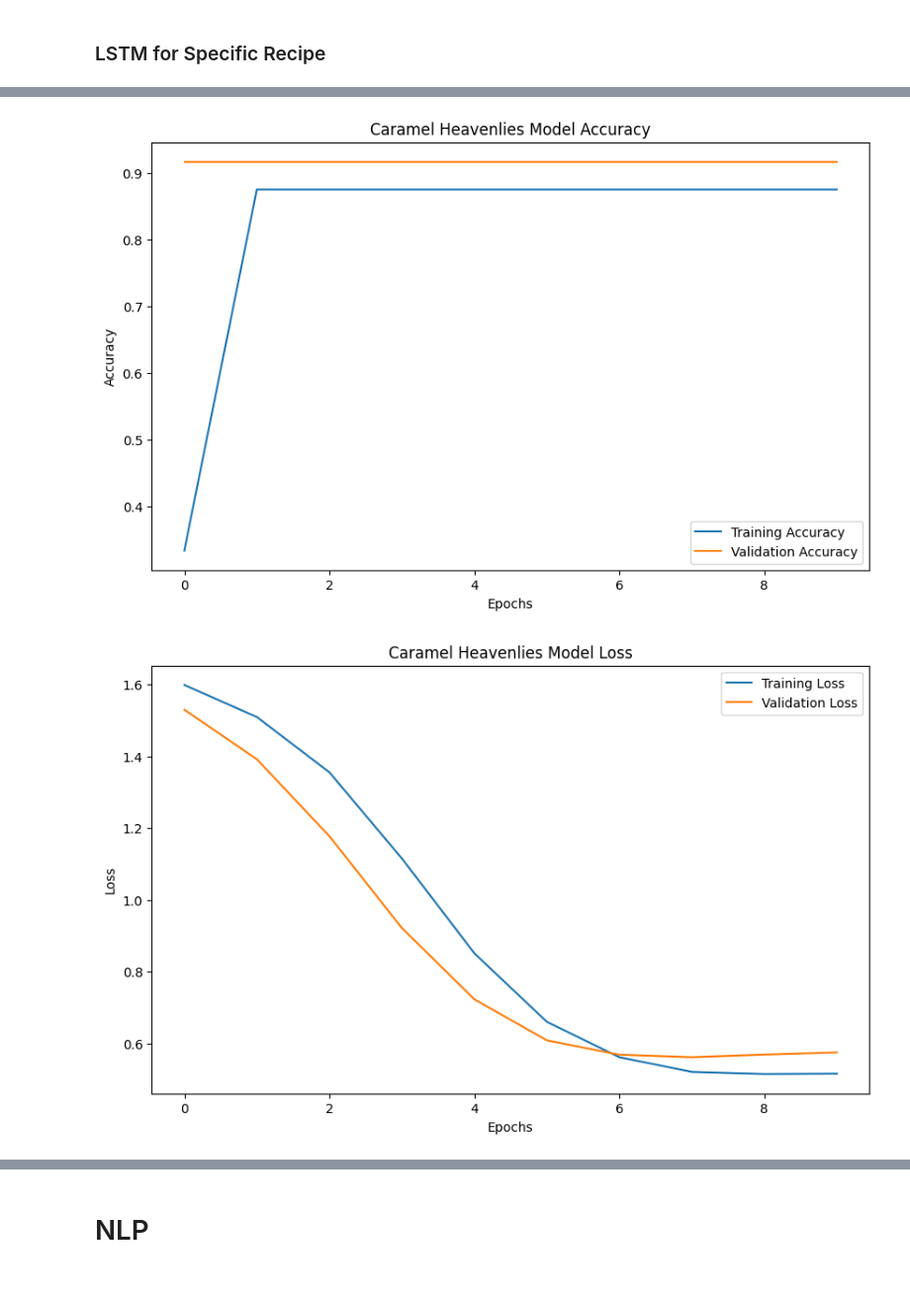
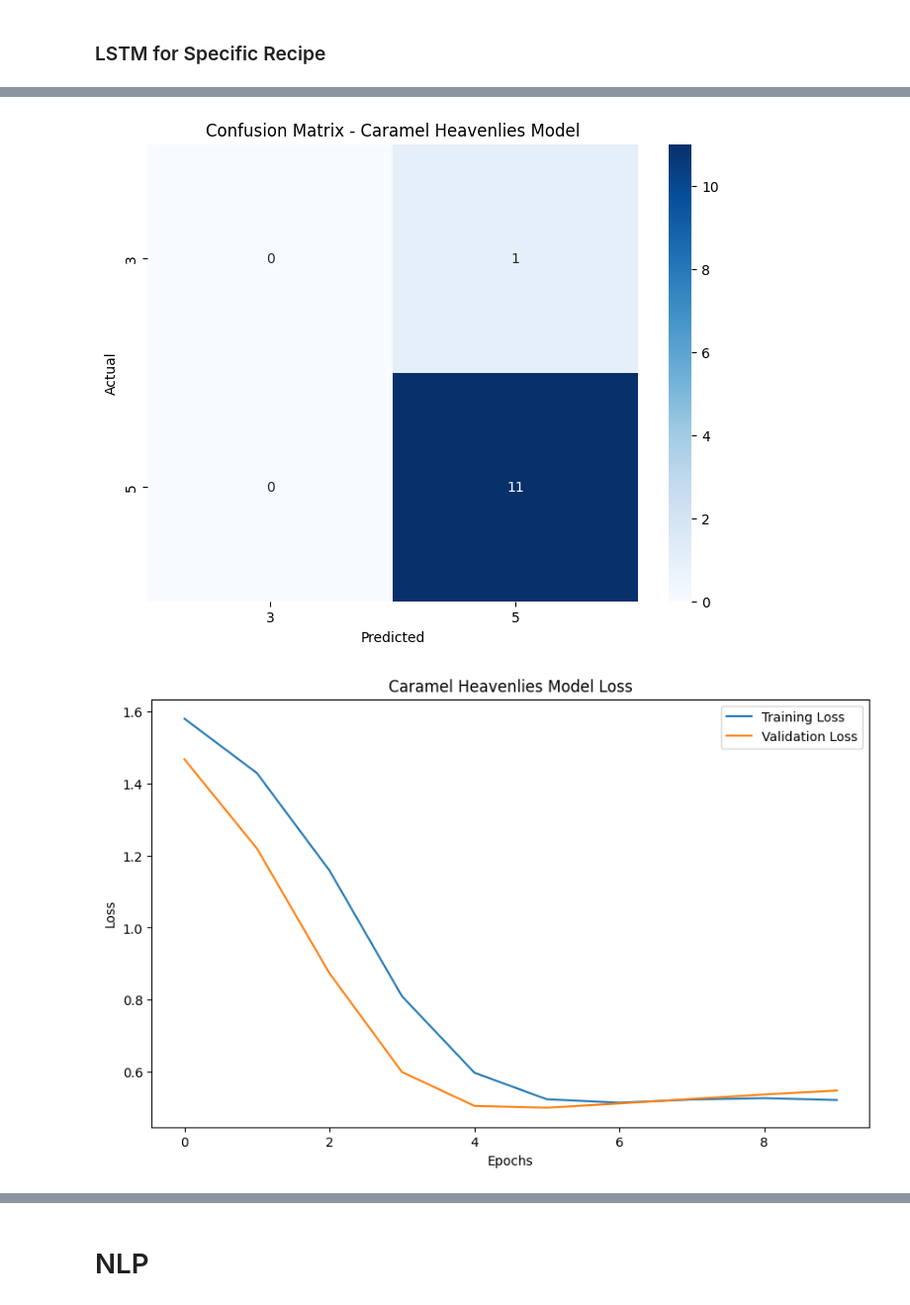
Before and after one commit to mn42899/data_scienceii, a Jupyter notebook: final_exam_prep.ipynb, the cells around one changed output, grey strips where cells are left out. Shown at 99% size. Saved outputs shown, nothing was run; the diff lists cells and outputs as text; code cells hidden in the pictures.

```diff
--- a/final_exam_prep.ipynb
+++ b/final_exam_prep.ipynb
@@ -912,7 +911,7 @@ import tensorflow as tf
 from tensorflow.keras.preprocessing.text import Tokenizer
 from tensorflow.keras.preprocessing.sequence import pad_sequences
 from sklearn.model_selection import train_test_split
-from sklearn.metrics import classification_report, confusion_matrix
+from sklearn.metrics import classification_report, confusion_matrix, f1_score
 import matplotlib.pyplot as plt
 import seaborn as sns
 
@@ -938,7 +937,9 @@ if df_specific.shape[0] < 2:
     print(f"Warning: Only {df_specific.shape[0]} review(s) found for '{specific_recipe}'.")
     X_train, X_test, y_train, y_test = texts_specific, texts_specific, labels_specific, labels_specific
 else:
-    X_train, X_test, y_train, y_test = train_test_split(texts_specific, labels_specific, test_size=0.2, random_state=42)
+    X_train, X_test, y_train, y_test = train_test_split(
+        texts_specific, labels_specific, test_size=0.2, random_state=42
+    )
 
 # Tokenization and padding
 tokenizer = Tokenizer(num_words=10000, oov_token='<OOV>')
@@ -967,7 +968,7 @@ model_specific = tf.keras.Sequential([
 
 model_specific.compile(optimizer='adam',
                        loss='sparse_categorical_crossentropy',
-                       metrics=['accuracy'])
+                       metrics=[])
 
 # Train the model
 history_specific = model_specific.fit(
@@ -977,21 +978,34 @@ history_specific = model_specific.fit(
     batch_size=32
 )
 
-loss, accuracy = model_specific.evaluate(X_test_padded, y_test)
-print(f"Specific Recipe Model Test Accuracy: {accuracy}")
+# Step 3: Evaluate with F1-Score
+# Predict and generate predicted classes
+y_pred_probs = model_specific.predict(X_test_padded)
+y_pred_classes = y_pred_probs.argmax(axis=-1)
 
-# Step 3: Visualize Training and Validation Metrics
-# Training and Validation Accuracy
-plt.figure(figsize=(10, 6))
-plt.plot(history_specific.history['accuracy'], label='Training Accuracy')
-plt.plot(history_specific.history['val_accuracy'], label='Validation Accuracy')
-plt.title(f'{specific_recipe} Model Accuracy')
-plt.xlabel('Epochs')
-plt.ylabel('Accuracy')
-plt.legend()
+# F1 Score
+f1 = f1_score(y_test, y_pred_classes, average='weighted')
+print(f"{specific_recipe} Model Test F1-Score: {f1:.4f}")
+
+# Step 4: Classification Report
+# Dynamically set target names based on unique classes
+unique_classes = sorted(y_test.unique())
+target_names = [str(label + 1) for label in unique_classes]  # Adjust to match star ratings
+
+print(f"\n{specific_recipe} Model Classification Report")
+print(classification_report(y_test, y_pred_classes, target_names=target_names))
+
+# Step 5: Confusion Matrix
+cm = confusion_matrix(y_test, y_pred_classes)
+plt.figure(figsize=(8, 6))
+sns.heatmap(cm, annot=True, fmt='d', cmap='Blues', xticklabels=target_names, yticklabels=target_names)
+plt.title(f'Confusion Matrix - {specific_recipe} Model')
+plt.xlabel('Predicted')
+plt.ylabel('Actual')
 plt.show()
 
-# Training and Validation Loss
+# Step 6: Visualize Training and Validation Metrics
+# Training and Validation Accuracy
 plt.figure(figsize=(10, 6))
 plt.plot(history_specific.history['loss'], label='Training Loss')
 plt.plot(history_specific.history['val_loss'], label='Validation Loss')
@@ -1000,27 +1014,5 @@ plt.xlabel('Epochs')
 plt.ylabel('Loss')
 plt.legend()
 plt.show()
-
-# Step 4: Classification Report and Confusion Matrix
-# Predict and generate predicted classes
-y_pred = model_specific.predict(X_test_padded)
-y_pred_classes = y_pred.argmax(axis=-1)
-
-# Dynamically set target names based on unique classes
-unique_classes = sorted(y_test.unique())
-target_names = [str(label + 1) for label in unique_classes]  # Adjust to match star ratings
-
-# Classification Report
-print(f"{specific_recipe} Model Classification Report")
-print(classification_report(y_test, y_pred_classes, target_names=target_names))
-
-# Confusion Matrix
-cm = confusion_matrix(y_test, y_pred_classes)
-plt.figure(figsize=(8, 6))
-sns.heatmap(cm, annot=True, fmt='d', cmap='Blues', xticklabels=target_names, yticklabels=target_names)
-plt.title(f'Confusion Matrix - {specific_recipe} Model')
-plt.xlabel('Predicted')
-plt.ylabel('Actual')
-plt.show()
 # %% [output]
 Epoch 1/10
@@ -1044,2 +1035,2 @@ Specific Recipe Model Test Accuracy: 0.9166666865348816
-[figure, old version]
+[figure, new version]
-[figure, old version]
+[figure, new version]
```
Also changed, not shown: parts of 54 cells of this notebook.
